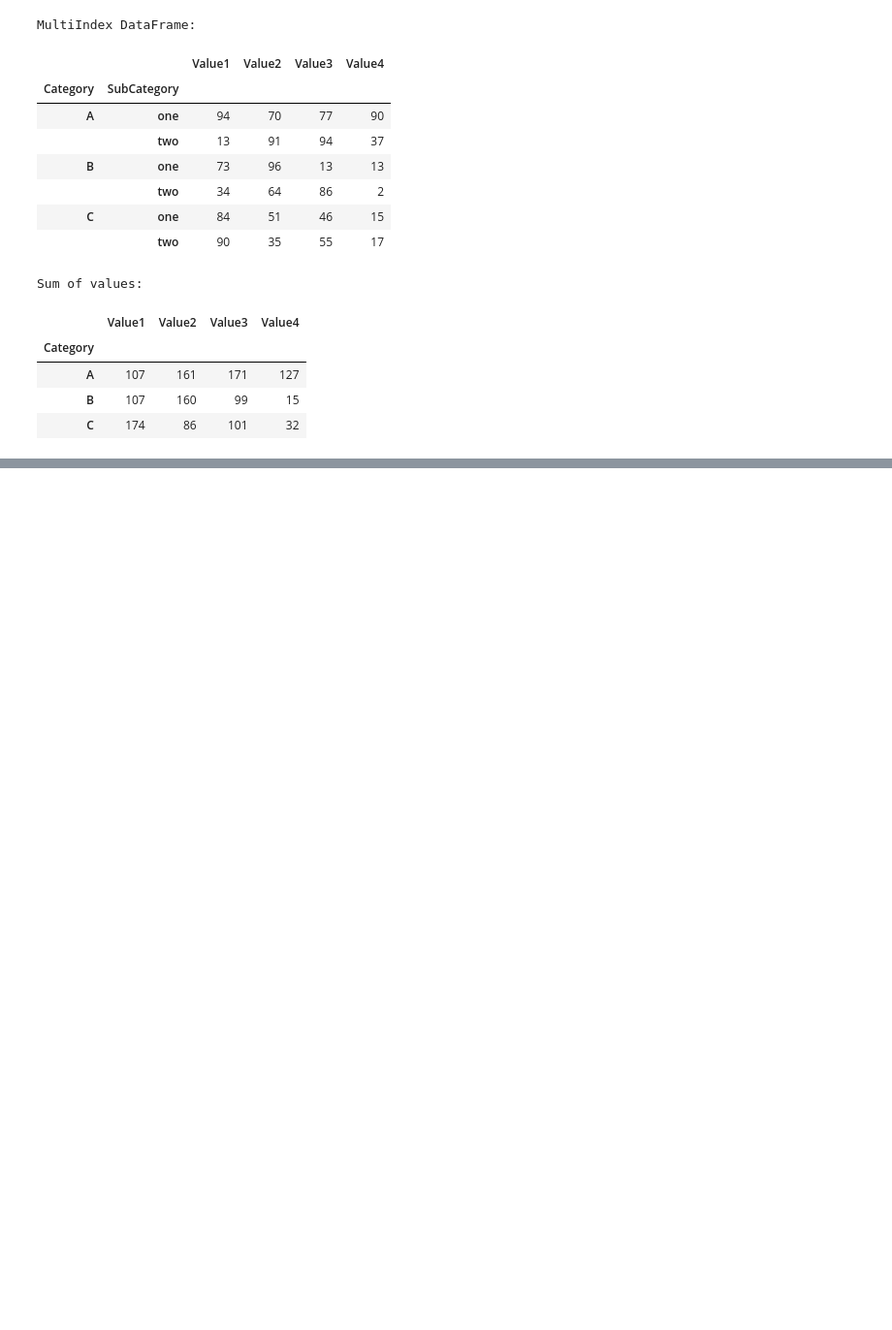
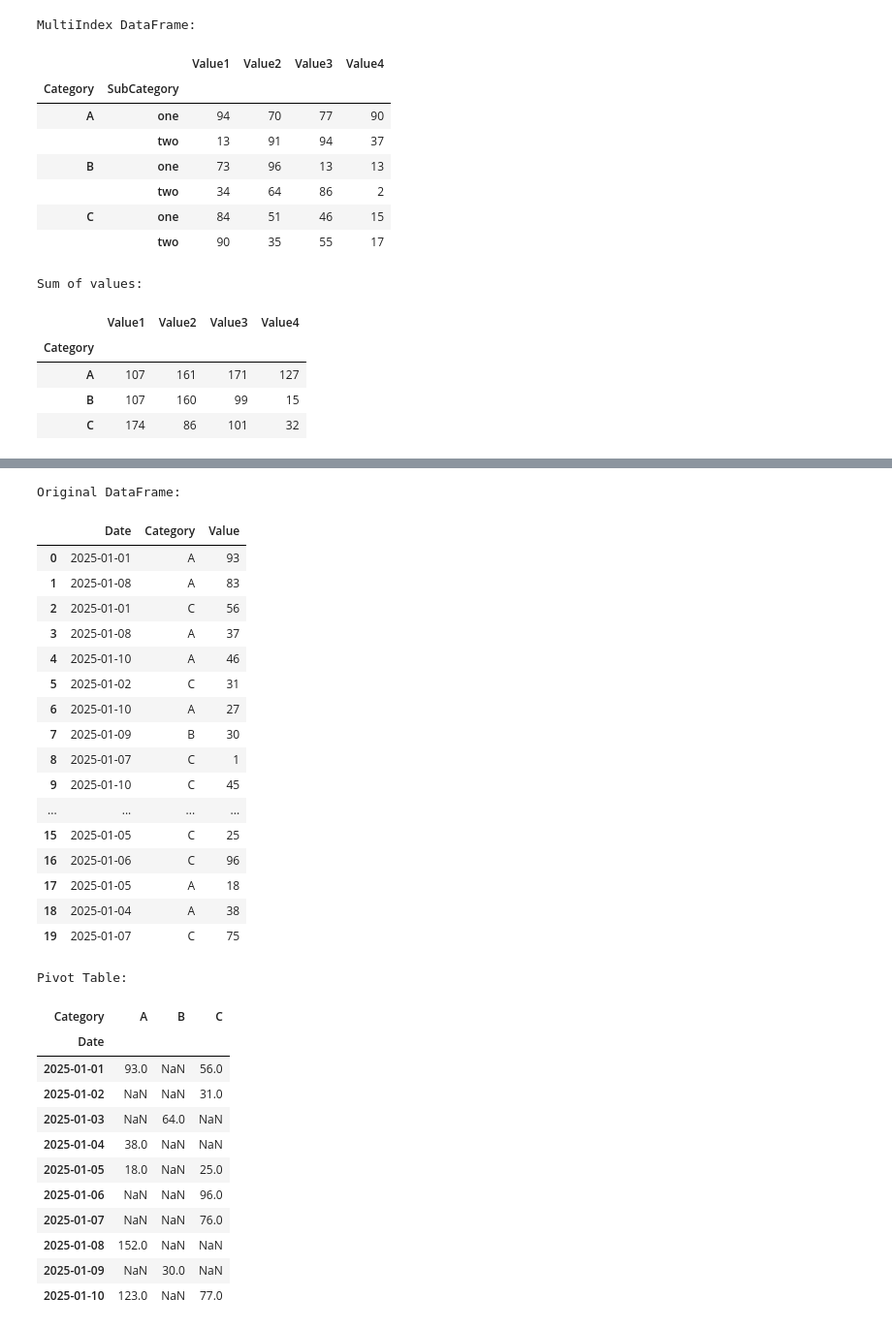
Before and after one commit to developersview/complete-python-DS-ML-bootcamp, a Jupyter notebook: Ch13 - DataAnalysisWithPython/numpypandasassignments/pandasasssignments.ipynb, the cells around one changed output, grey strips where cells are left out. Shown at 97% size. Drawn from its saved outputs; the diff is of its cells as text; code cells hidden in the pictures; blank space fills up the shorter version.

Commit message:
Ch13 - data analysis with python

```diff
--- a/Ch13 - DataAnalysisWithPython/numpypandasassignments/pandasasssignments.ipynb
+++ b/Ch13 - DataAnalysisWithPython/numpypandasassignments/pandasasssignments.ipynb
@@ -518,0 +524,46 @@ Sum of values:
+# %%
+#Task 1
+date_rng = pd.date_range(start='2025-01-01', end='2025-01-10', freq='D')
+df = pd.DataFrame({
+    'Date':np.random.choice(date_rng, size=20),
+    'Category':np.random.choice(['A','B','C'], size=20),
+    'Value':np.random.randint(1,100,size=20)
+})
+print("Original DataFrame:")
+display(df)
+
+pivot_table = df.pivot_table(values='Value', index='Date', columns='Category', aggfunc='sum')
+print("Pivot Table:")
+display(pivot_table)
+# %% [output]
+Original DataFrame:
+|  | Date | Category | Value |
+| 0 | 2025-01-01 | A | 93 |
+| 1 | 2025-01-08 | A | 83 |
+| 2 | 2025-01-01 | C | 56 |
+| 3 | 2025-01-08 | A | 37 |
+| 4 | 2025-01-10 | A | 46 |
+| 5 | 2025-01-02 | C | 31 |
+| 6 | 2025-01-10 | A | 27 |
+| 7 | 2025-01-09 | B | 30 |
+| 8 | 2025-01-07 | C | 1 |
+| 9 | 2025-01-10 | C | 45 |
+| ... | ... | ... | ... |
+| 15 | 2025-01-05 | C | 25 |
+| 16 | 2025-01-06 | C | 96 |
+| 17 | 2025-01-05 | A | 18 |
+| 18 | 2025-01-04 | A | 38 |
+| 19 | 2025-01-07 | C | 75 |
+Pivot Table:
+| Category | A | B | C |
+| Date |  |  |  |
+| 2025-01-01 | 93.0 | NaN | 56.0 |
+| 2025-01-02 | NaN | NaN | 31.0 |
+| 2025-01-03 | NaN | 64.0 | NaN |
+| 2025-01-04 | 38.0 | NaN | NaN |
+| 2025-01-05 | 18.0 | NaN | 25.0 |
+| 2025-01-06 | NaN | NaN | 96.0 |
+| 2025-01-07 | NaN | NaN | 76.0 |
+| 2025-01-08 | 152.0 | NaN | NaN |
+| 2025-01-09 | NaN | 30.0 | NaN |
+| 2025-01-10 | 123.0 | NaN | 77.0 |
```
Also changed, not shown: parts of 5 cells of this notebook.
